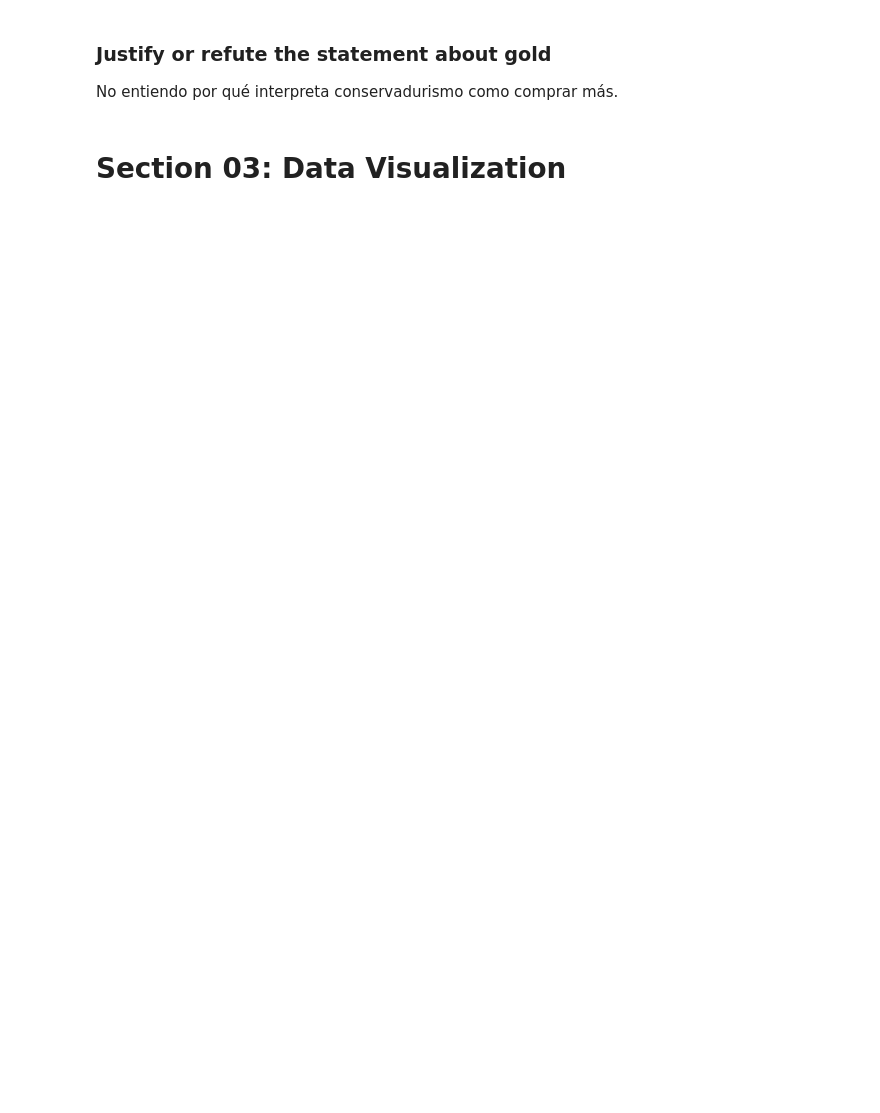
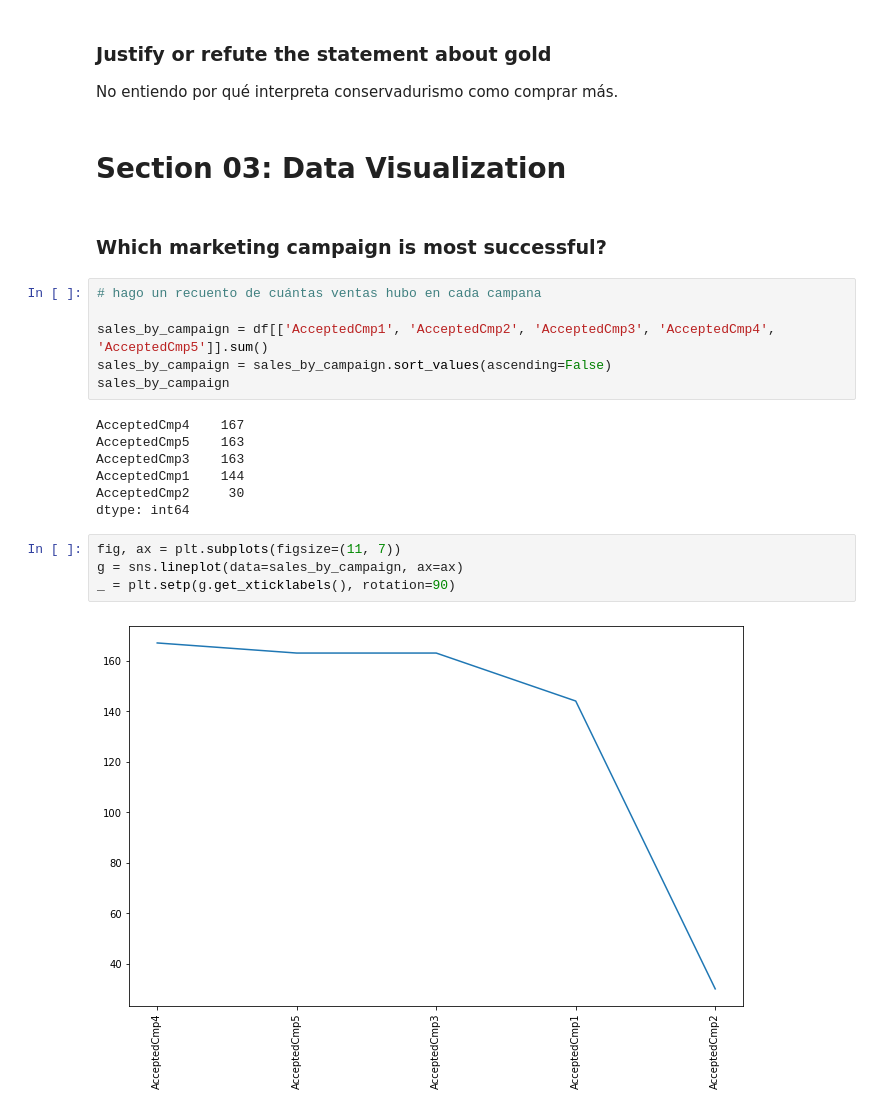
Before and after one commit to andres-troiano/Marketing-Analytics, a Jupyter notebook: Marketing Analytics Project.ipynb, the cells around one changed output. Cells and saved outputs as stored; diff of their text form; blank space fills up the shorter version.

```diff
--- a/Marketing Analytics Project.ipynb
+++ b/Marketing Analytics Project.ipynb
@@ -266,3 +304,24 @@ Me propone que considere "married phd candidates" y que piense otras, consideran
 No entiendo por qué interpreta conservadurismo como comprar más.
 # %% [markdown]
 # Section 03: Data Visualization
+# %% [markdown]
+### Which marketing campaign is most successful?
+# %%
+# hago un recuento de cuántas ventas hubo en cada campana
+
+sales_by_campaign = df[['AcceptedCmp1', 'AcceptedCmp2', 'AcceptedCmp3', 'AcceptedCmp4', 'AcceptedCmp5']].sum()
+sales_by_campaign = sales_by_campaign.sort_values(ascending=False)
+sales_by_campaign
+# %% [output]
+AcceptedCmp4    167
+AcceptedCmp5    163
+AcceptedCmp3    163
+AcceptedCmp1    144
+AcceptedCmp2     30
+dtype: int64
+# %%
+fig, ax = plt.subplots(figsize=(11, 7))
+g = sns.lineplot(data=sales_by_campaign, ax=ax)
+_ = plt.setp(g.get_xticklabels(), rotation=90)
+# %% [output]
+[figure, added]
```
Also changed, not shown: parts of 27 cells of this notebook.
